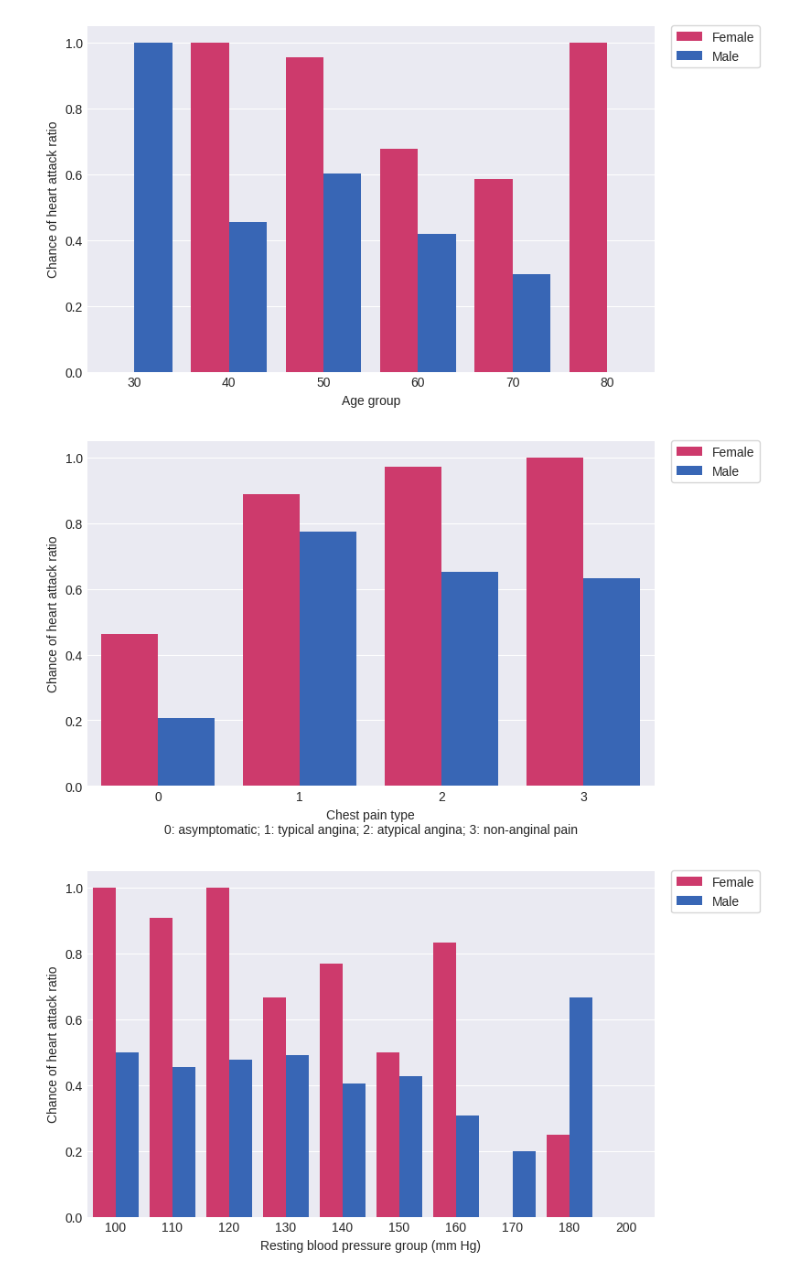
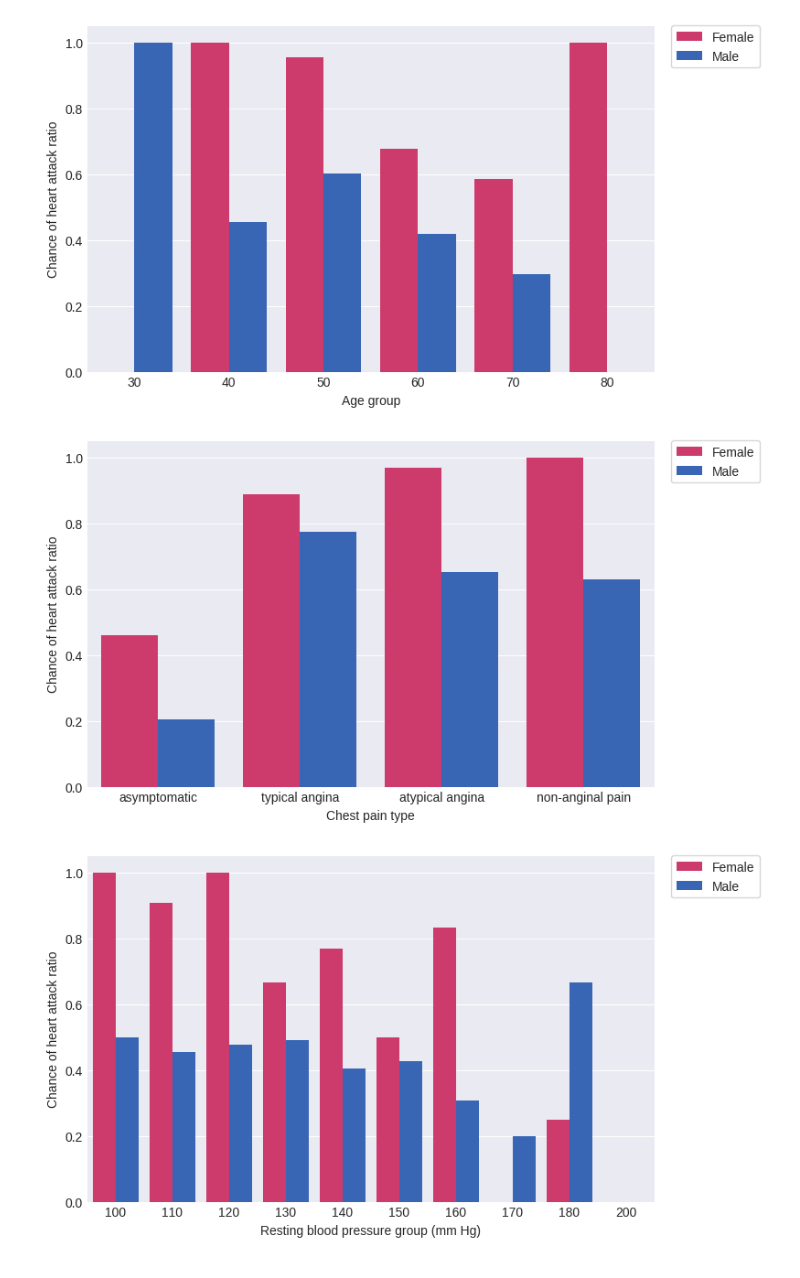
Before and after one commit to flohmannjr/Heart-Attack-Analysis-and-Prediction, a Jupyter notebook: Heart_Attack_Analysis_and_Prediction.ipynb, the cells around one changed output. Saved outputs shown, nothing was run; the diff lists cells and outputs as text; code cells hidden in the pictures.

```diff
--- a/Heart_Attack_Analysis_and_Prediction.ipynb
+++ b/Heart_Attack_Analysis_and_Prediction.ipynb
@@ -48,18 +48,18 @@ def get_df_output(feature):
 
     return df_output
 # %%
-def heart_attack_by_sex(feature, label):
+def heart_attack_by_sex(feature, xlabel, xtickslabels=None):
 
     df_output = get_df_output([feature, 'sex'])
 
     ax = sns.barplot(data=df_output, x=feature, y='mean', hue='sex', palette=SEX_COLORS)
 
     plt.title('')
-    plt.xlabel(label)
+    plt.xlabel(xlabel)
     plt.ylabel('Chance of heart attack ratio')
 
-    if list(df_output[feature].unique()) == [0, 1]:
-        plt.xticks(ticks=[0, 1], labels=['False', 'True'])
+    if xtickslabels != None:
+        plt.xticks(ticks=range(len(xtickslabels)), labels=xtickslabels)
 
     # sns.barplot has a bug about losing legend colors if you don't inform handles and labels together.
     handles, labels = ax.get_legend_handles_labels()
@@ -180,12 +169,9 @@ heart_attack_by_sex('age_group', 'Age group')
 # %% [output]
 [figure]
 # %%
-label  = 'Chest pain type'
-label += '\n0: asymptomatic; 1: typical angina; 2: atypical angina; 3: non-anginal pain'
-
-heart_attack_by_sex('cp', label)
+heart_attack_by_sex('cp', 'Chest pain type', ['asymptomatic', 'typical angina', 'atypical angina', 'non-anginal pain'])
 # %% [output]
-[figure, old version]
+[figure, new version]
 # %%
 heart_attack_by_sex('trtbps_group', 'Resting blood pressure group (mm Hg)')
 # %% [output]
```
Also changed, not shown: parts of 9 cells of this notebook.
